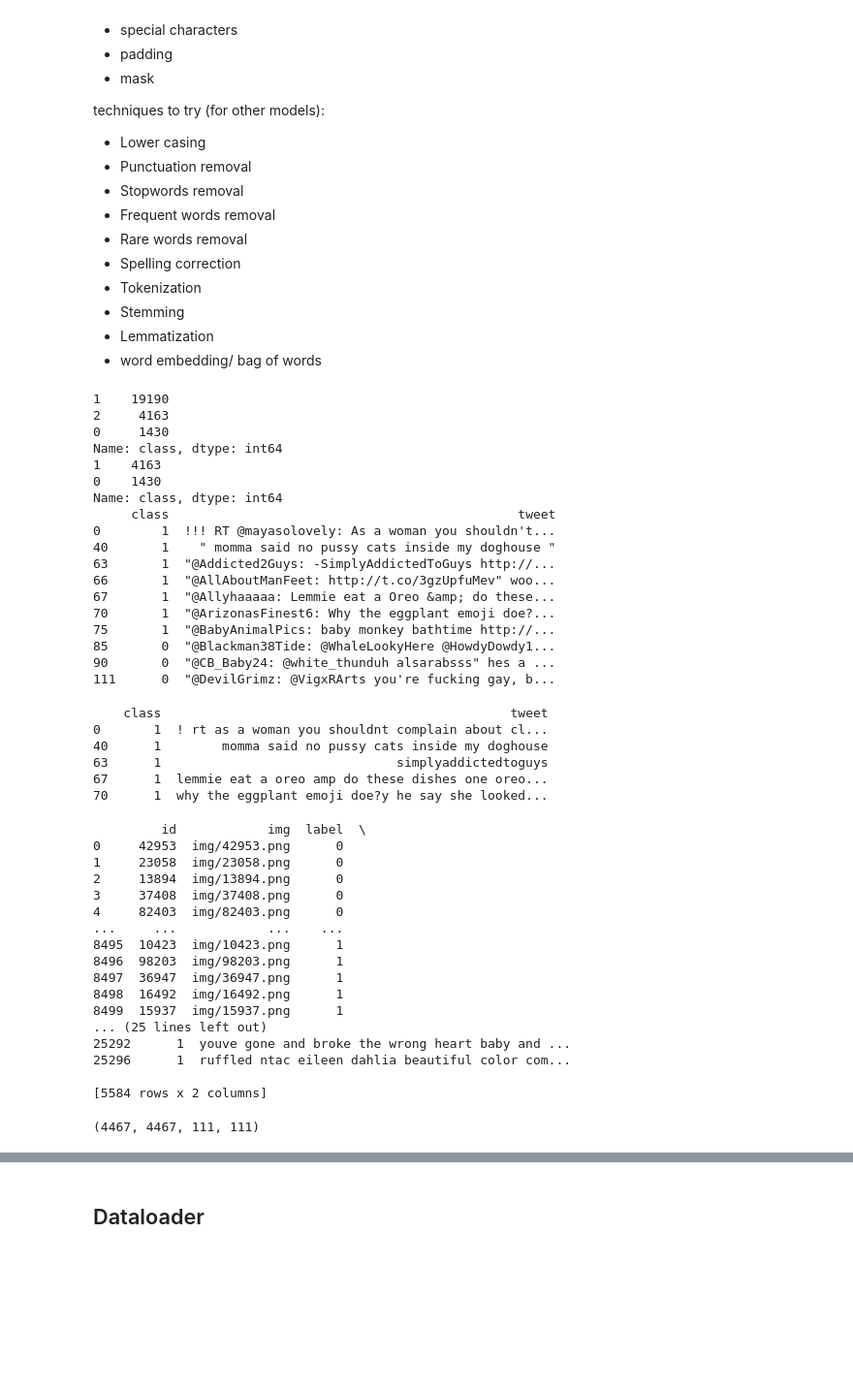
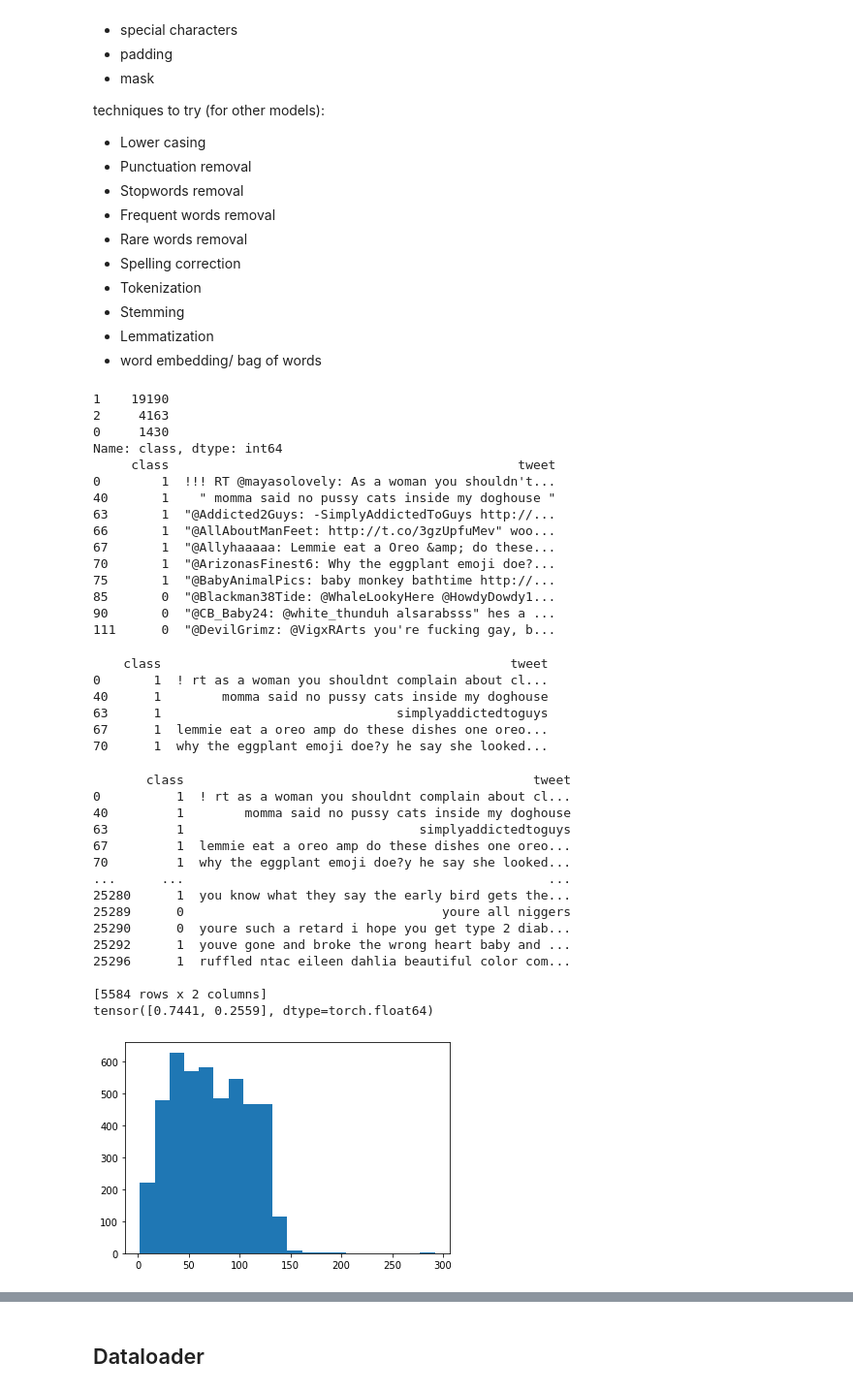
Before and after one commit to RomanEngeler1805/hateful_memes, a Jupyter notebook: scripts/data_loader_twitter.ipynb, the cells around one changed output, grey strips where cells are left out. Shown at 97% size. Saved outputs shown, nothing was run; the diff lists cells and outputs as text; code cells hidden in the pictures; blank space fills up the shorter version.

```diff
--- a/scripts/data_loader_twitter.ipynb
+++ b/scripts/data_loader_twitter.ipynb
@@ -79,16 +79,11 @@ def convert_standard(x):
     return 0 if x == 0 else 1
 df['class'] = df['class'].apply(convert_standard)
 
-print(df["class"].value_counts())
-
 print(df.head(10))
 # %% [output]
 1    19190
 2     4163
 0     1430
-Name: class, dtype: int64
-1    4163
-0    1430
 Name: class, dtype: int64
      class                                              tweet
 0        1  !!! RT @mayasolovely: As a woman you shouldn't...
@@ -144,9 +139,7 @@ print(df.head())
 67      1  lemmie eat a oreo amp do these dishes one oreo...
 70      1  why the eggplant emoji doe?y he say she looked...
 # %%
-dataset_df = pd.read_json('../data/train.jsonl', lines=True)
-
-print(dataset_df)
+#dataset_df = pd.read_json('../data/train.jsonl', lines=True)
 
 # dictionary
 data = df.to_dict(orient='records') # have been shuffled in previous step
@@ -155,34 +148,45 @@ print(df)
 
 # train valid split
 from sklearn.model_selection import train_test_split
-train_data, valid_data = train_test_split(data, test_size=0.2)
-valid_data, _ = train_test_split(valid_data, test_size=0.9)
+train_data, valid_data = train_test_split(data, test_size=0.18)
+#valid_data, _ = train_test_split(valid_data, test_size=0.9)
+
+
+wc = df['class'].value_counts()[:2]
+wc /= sum(wc)
+wc = [wc[1], wc[0]] # must be revert to counteract imbalance
+weight_classes = torch.tensor([wc[0], wc[1]])
+print(weight_classes)
 # %% [output]
-         id            img  label  \
-0     42953  img/42953.png      0
-1     23058  img/23058.png      0
-2     13894  img/13894.png      0
-3     37408  img/37408.png      0
-4     82403  img/82403.png      0
-...     ...            ...    ...
-8495  10423  img/10423.png      1
-8496  98203  img/98203.png      1
-8497  36947  img/36947.png      1
-8498  16492  img/16492.png      1
-8499  15937  img/15937.png      1
-... (25 lines left out)
+       class                                              tweet
+0          1  ! rt as a woman you shouldnt complain about cl...
+40         1        momma said no pussy cats inside my doghouse
+63         1                               simplyaddictedtoguys
+67         1  lemmie eat a oreo amp do these dishes one oreo...
+70         1  why the eggplant emoji doe?y he say she looked...
+...      ...                                                ...
+25280      1  you know what they say the early bird gets the...
+25289      0                                  youre all niggers
+25290      0  youre such a retard i hope you get type 2 diab...
 25292      1  youve gone and broke the wrong heart baby and ...
 25296      1  ruffled ntac eileen dahlia beautiful color com...
 
 [5584 rows x 2 columns]
+tensor([0.7441, 0.2559], dtype=torch.float64)
 # %%
 # split into text (input) and labels (output)
 train_texts, train_labels = list(zip(*map(lambda d: (d['tweet'], d['class']), train_data)))
 valid_texts, valid_labels = list(zip(*map(lambda d: (d['tweet'], d['class']), valid_data)))
 
 len(train_texts), len(train_labels), len(valid_texts), len(valid_labels)
+
+train_texts_len = list(map(lambda t: len(t), train_texts))
+
+plt.figure()
+plt.hist(train_texts_len, bins=20)
+plt.show()
 # %% [output]
-(4467, 4467, 111, 111)
+[figure, added]
 # %%
 # class imbalance
 print(sum(train_labels)/ len(train_labels))
```
Also changed, not shown: parts of 8 cells of this notebook.
